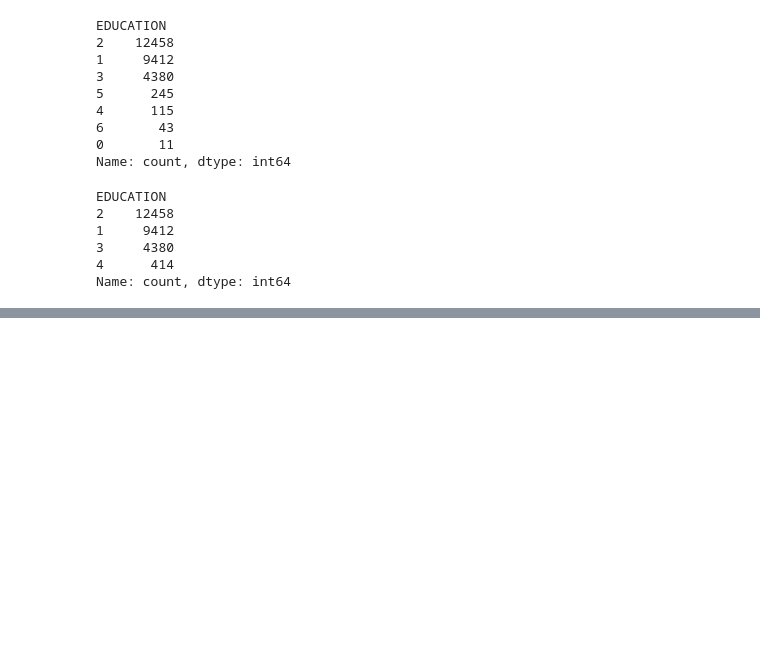
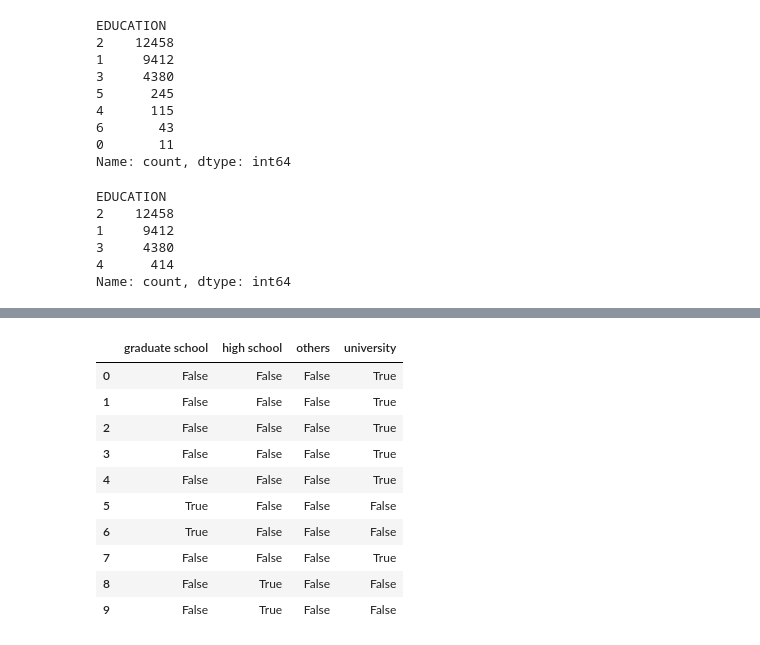
Before and after one commit to asMoises/proj_inadinplencia, a Jupyter notebook: notebooks/analise-inadimp.ipynb, the cells around one changed output, grey strips where cells are left out. Cells and saved outputs as stored; diff of their text form; code cells hidden in the pictures; blank space fills up the shorter version.

```diff
--- a/notebooks/analise-inadimp.ipynb
+++ b/notebooks/analise-inadimp.ipynb
@@ -7,7 +7,7 @@ import pandas as pd
 import numpy as np
 
 df = pd.read_excel(
-  r"\\wsl.localhost\Ubuntu\home\moiss\src_\Data Science\some_projects\inadimp\data\raw\credit_card_clients.xls",
+  r"\\wsl.localhost\Ubuntu\home\moiss\src_\data_science\some_projects\inadimp\data\credit_card_clients.xls",
   sheet_name=0
   )
 
@@ -575,0 +665,24 @@ plt.xlabel('Education level: ordinal encoding');
+# %%
+# Criando dummies da coluna EDUCATION_CAT
+# Esse código expande cada valor da coluna EDUCATION_CAT em 4 colunas, nas quais
+# 1 significa na coluna 'graduate school', que a linha atual possui valor 'graduate school', por exemplo,
+# e as demais colunas ['university', 'high school', 'others'], terão valor zero
+
+edu_ohe = pd.get_dummies(df_clean_2['EDUCATION_CAT'])
+edu_ohe.head(10)
+
+# Isso é feito para que cada valor do dicionário de dados seja colocado a mostra sendo
+# concatenado com o df_clean_2. Assim, cada será uma nova coluna com true para a linha
+# sujo ID (conta bancária), possui graduação de acordo com a coluna onde estiver marcado o true.
+# %% [output]
+|  | graduate school | high school | others | university |
+| 0 | False | False | False | True |
+| 1 | False | False | False | True |
+| 2 | False | False | False | True |
+| 3 | False | False | False | True |
+| 4 | False | False | False | True |
+| 5 | True | False | False | False |
+| 6 | True | False | False | False |
+| 7 | False | False | False | True |
+| 8 | False | True | False | False |
+| 9 | False | True | False | False |
```
Also changed, not shown: parts of 15 cells of this notebook, 1 other file.
